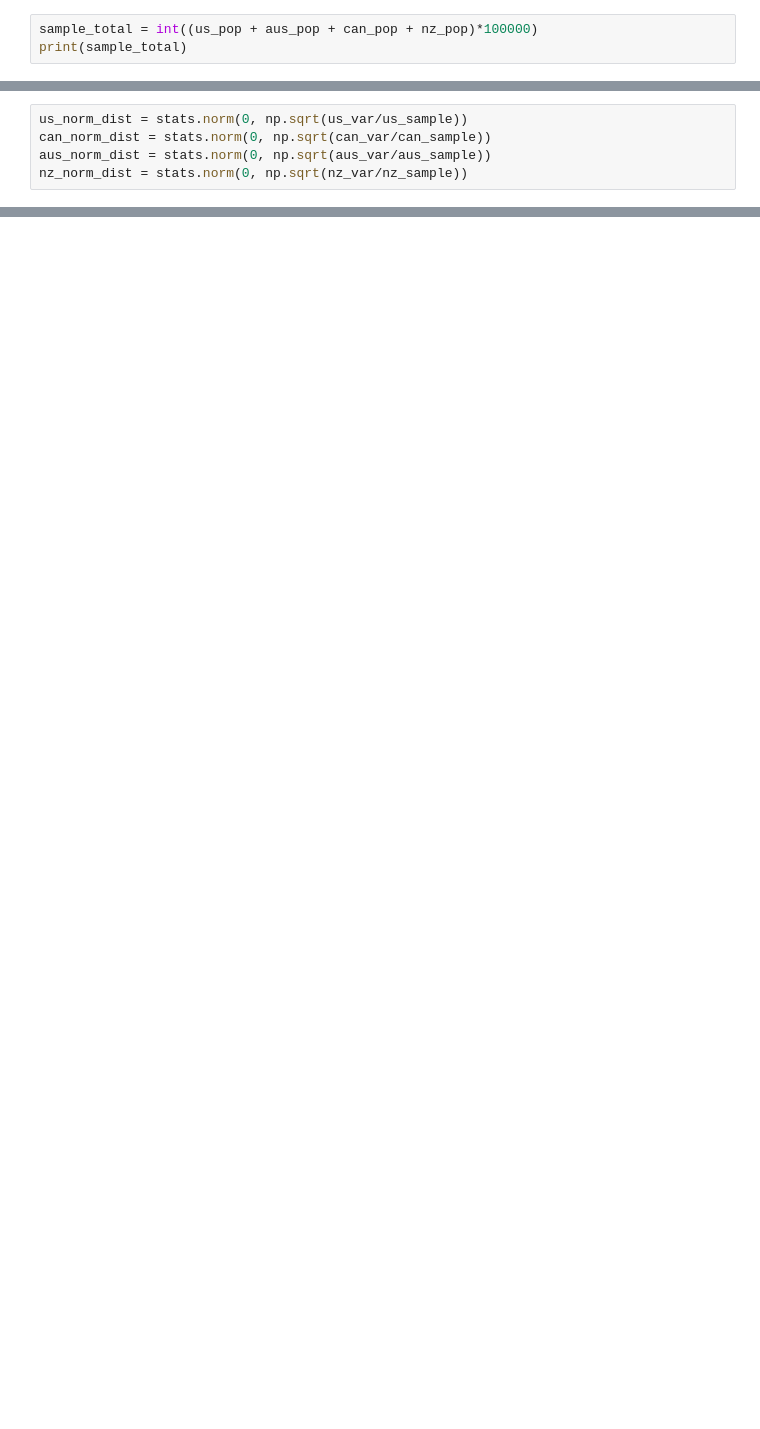
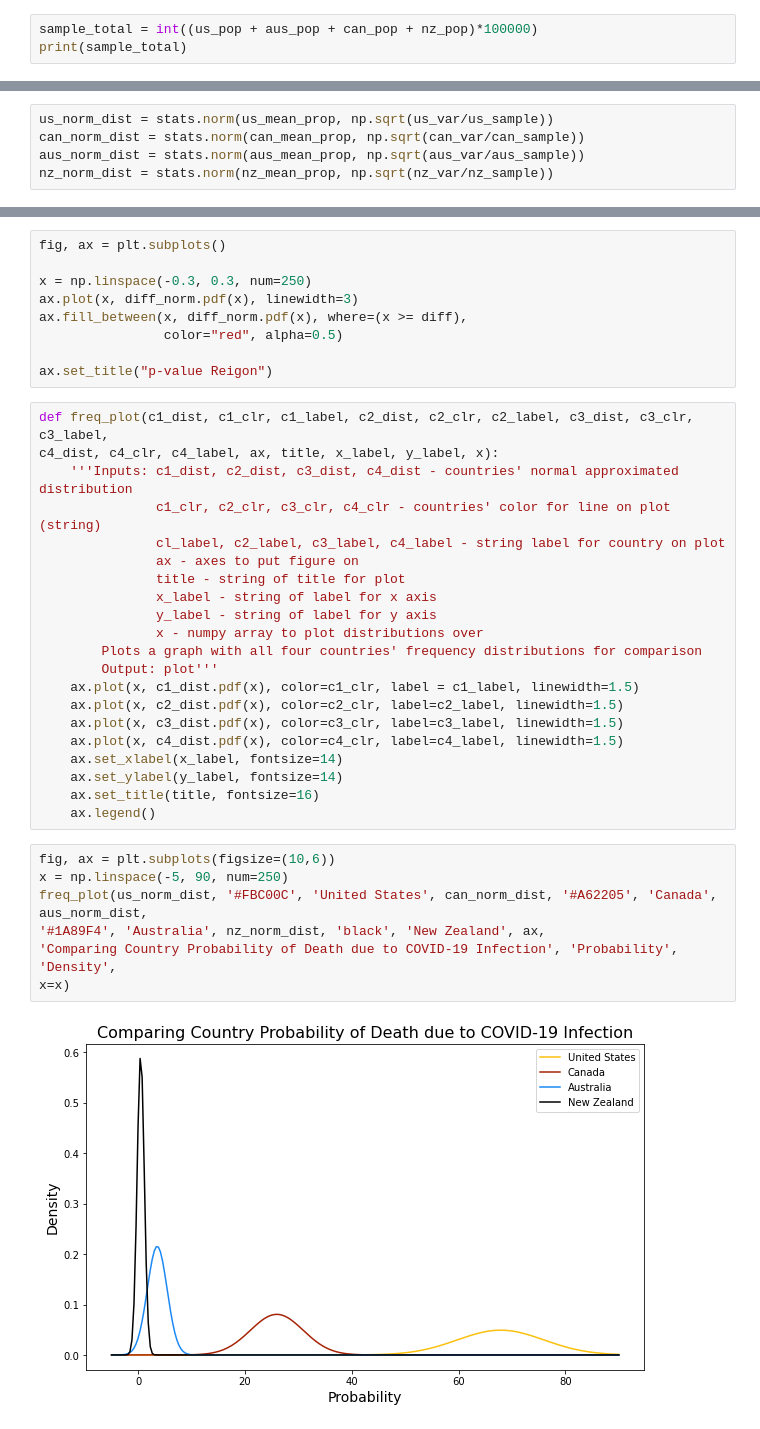
Before and after one commit to sambuckwild/COVID-19, a Jupyter notebook: notebooks/analysis.ipynb, the cells around one changed output, grey strips where cells are left out. Cells and saved outputs as stored; diff of their text form; blank space fills up the shorter version.

```diff
--- a/notebooks/analysis.ipynb
+++ b/notebooks/analysis.ipynb
@@ -58,5 +72,5 @@ nz_var = np.var(covid_merge['NZ_Daily_prop'])
 # %%
-us_norm_dist = stats.norm(0, np.sqrt(us_var/us_sample))
-can_norm_dist = stats.norm(0, np.sqrt(can_var/can_sample))
-aus_norm_dist = stats.norm(0, np.sqrt(aus_var/aus_sample))
-nz_norm_dist = stats.norm(0, np.sqrt(nz_var/nz_sample))
+us_norm_dist = stats.norm(us_mean_prop, np.sqrt(us_var/us_sample))
+can_norm_dist = stats.norm(can_mean_prop, np.sqrt(can_var/can_sample))
+aus_norm_dist = stats.norm(aus_mean_prop, np.sqrt(aus_var/aus_sample))
+nz_norm_dist = stats.norm(nz_mean_prop, np.sqrt(nz_var/nz_sample))
@@ -102,0 +140,39 @@ print(us_total_death, us_total_prop_death, can_total_death,
+# %%
+fig, ax = plt.subplots()
+
+x = np.linspace(-0.3, 0.3, num=250)
+ax.plot(x, diff_norm.pdf(x), linewidth=3)
+ax.fill_between(x, diff_norm.pdf(x), where=(x >= diff),
+                color="red", alpha=0.5)
+
+ax.set_title("p-value Reigon")
+# %%
+def freq_plot(c1_dist, c1_clr, c1_label, c2_dist, c2_clr, c2_label, c3_dist, c3_clr, c3_label,
+c4_dist, c4_clr, c4_label, ax, title, x_label, y_label, x):
+    '''Inputs: c1_dist, c2_dist, c3_dist, c4_dist - countries' normal approximated distribution
+               c1_clr, c2_clr, c3_clr, c4_clr - countries' color for line on plot (string)
+               cl_label, c2_label, c3_label, c4_label - string label for country on plot
+               ax - axes to put figure on
+               title - string of title for plot
+               x_label - string of label for x axis
+               y_label - string of label for y axis
+               x - numpy array to plot distributions over
+        Plots a graph with all four countries' frequency distributions for comparison
+        Output: plot'''
+    ax.plot(x, c1_dist.pdf(x), color=c1_clr, label = c1_label, linewidth=1.5)
+    ax.plot(x, c2_dist.pdf(x), color=c2_clr, label=c2_label, linewidth=1.5)
+    ax.plot(x, c3_dist.pdf(x), color=c3_clr, label=c3_label, linewidth=1.5)
+    ax.plot(x, c4_dist.pdf(x), color=c4_clr, label=c4_label, linewidth=1.5)
+    ax.set_xlabel(x_label, fontsize=14)
+    ax.set_ylabel(y_label, fontsize=14)
+    ax.set_title(title, fontsize=16)
+    ax.legend()
+# %%
+fig, ax = plt.subplots(figsize=(10,6))
+x = np.linspace(-5, 90, num=250)
+freq_plot(us_norm_dist, '#FBC00C', 'United States', can_norm_dist, '#A62205', 'Canada', aus_norm_dist,
+'#1A89F4', 'Australia', nz_norm_dist, 'black', 'New Zealand', ax,
+'Comparing Country Probability of Death due to COVID-19 Infection', 'Probability', 'Density',
+x=x)
+# %% [output]
+[figure, added]
```
Also changed, not shown: parts of 21 cells of this notebook, 21 other files.
